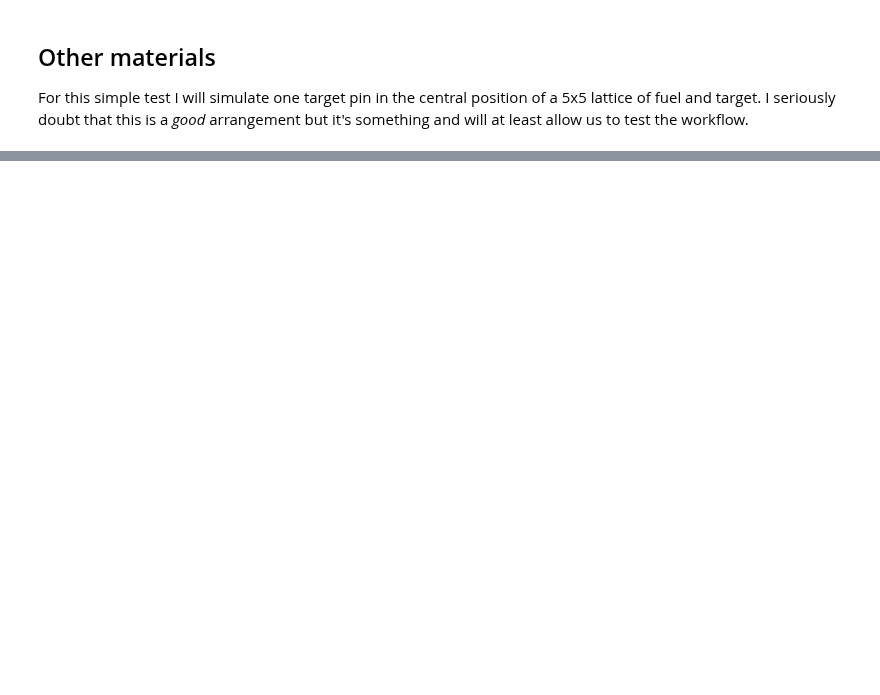
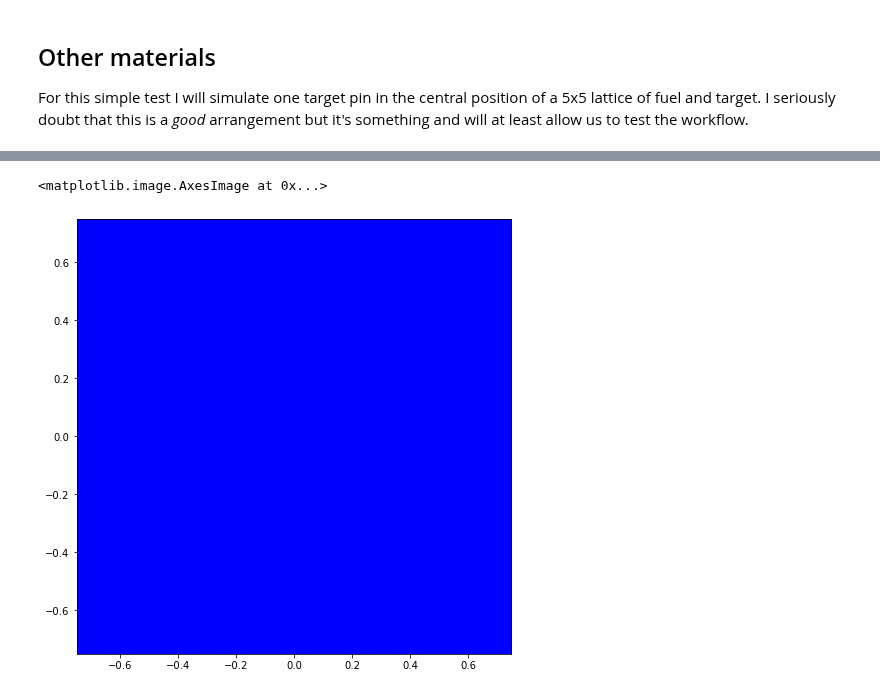
Before and after one commit to stu314159/er362_omc, a Jupyter notebook: examples/pu238_maker/Pu238_Maker.ipynb, the cells around one changed output, grey strips where cells are left out. Cells and saved outputs as stored; diff of their text form; code cells hidden in the pictures; blank space fills up the shorter version.

```diff
--- a/examples/pu238_maker/Pu238_Maker.ipynb
+++ b/examples/pu238_maker/Pu238_Maker.ipynb
@@ -74,0 +206,14 @@ Here we will model individual fuel and target pins and construct a lattice withi
+# %%
+# We also want to define an "all coolant" universe to use with the lattice we will be making.
+
+all_coolant_cell = openmc.Cell(name='all_coolant_cell')
+all_coolant_cell.fill = water
+# with no region, water will just be everywhere (I think!!)
+
+cu = openmc.Universe()
+cu.add_cells([all_coolant_cell]);
+
+cu.plot(color_by='material',width=(1.5,1.5),colors=colors)
+# %% [output]
+<matplotlib.image.AxesImage at 0x...>
+[figure, added]
```
Also changed, not shown: parts of 20 cells of this notebook, 1 other file.
